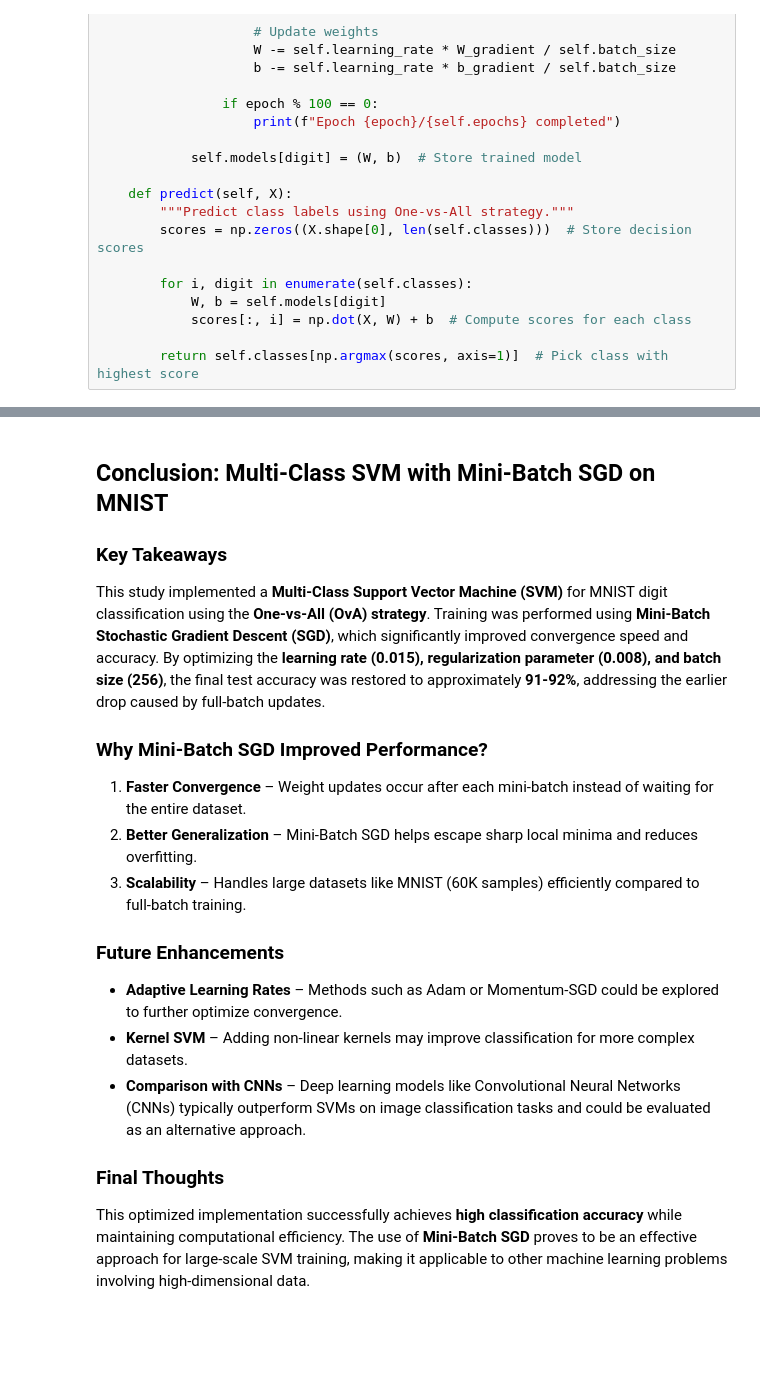
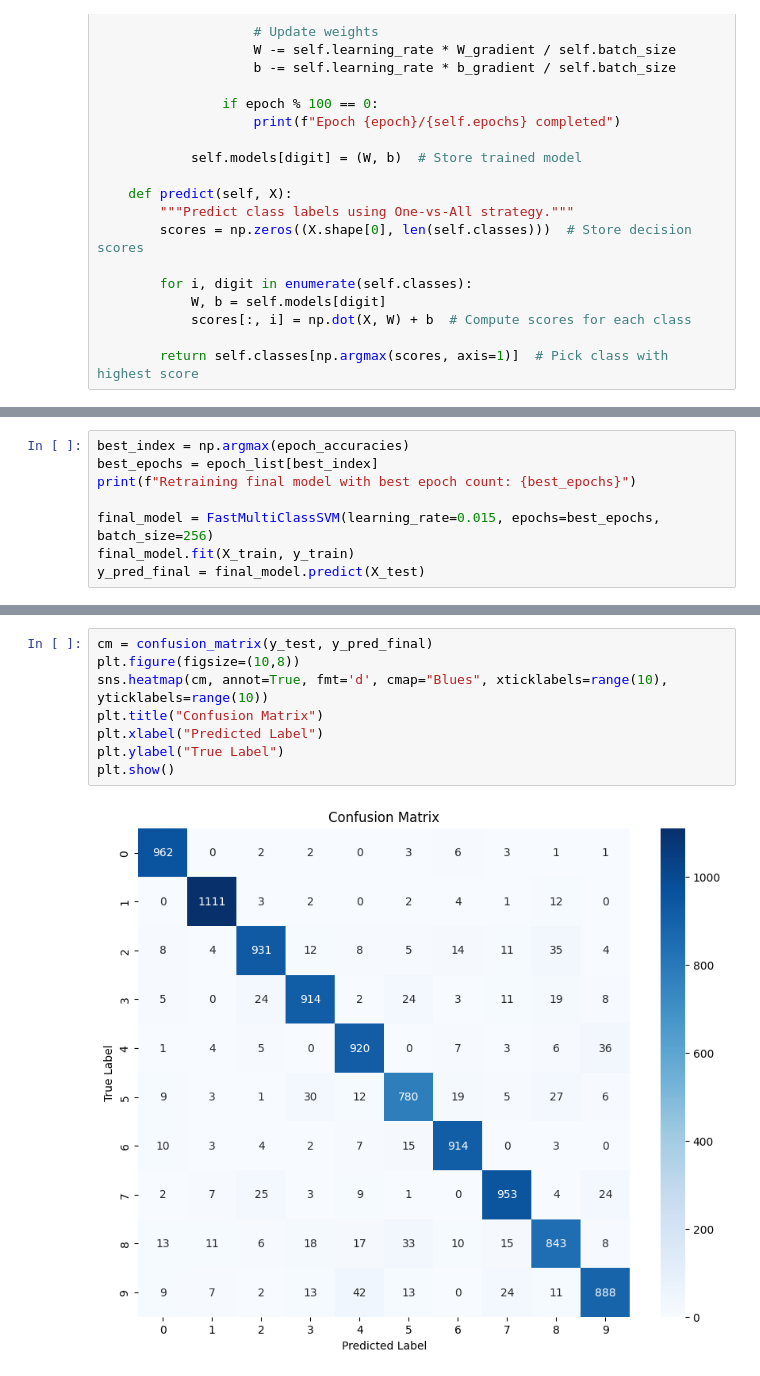
Before and after one commit to NitinVerma2027/PRML-Apr2025, a Jupyter notebook: ml_ipynb_files/svm_classifier.ipynb, the cells around one changed output, grey strips where cells are left out. Saved outputs shown, nothing was run; the diff lists cells and outputs as text; blank space fills up the shorter version.

```diff
--- a/ml_ipynb_files/svm_classifier.ipynb
+++ b/ml_ipynb_files/svm_classifier.ipynb
@@ -202,0 +312,8 @@ Epoch 700/750 completed
+# %%
+best_index = np.argmax(epoch_accuracies)
+best_epochs = epoch_list[best_index]
+print(f"Retraining final model with best epoch count: {best_epochs}")
+
+final_model = FastMultiClassSVM(learning_rate=0.015, epochs=best_epochs, batch_size=256)
+final_model.fit(X_train, y_train)
+y_pred_final = final_model.predict(X_test)
@@ -268,18 +364,10 @@ We evaluate the model using the following metrics:
-# %% [markdown]
-## **Conclusion: Multi-Class SVM with Mini-Batch SGD on MNIST**
-
-### **Key Takeaways**
-This study implemented a **Multi-Class Support Vector Machine (SVM)** for MNIST digit classification using the **One-vs-All (OvA) strategy**. Training was performed using **Mini-Batch Stochastic Gradient Descent (SGD)**, which significantly improved convergence speed and accuracy. By optimizing the **learning rate (0.015), regularization parameter (0.008), and batch size (256)**, the final test accuracy was restored to approximately **91-92%**, addressing the earlier drop caused by full-batch updates.
-
-### **Why Mini-Batch SGD Improved Performance?**
-1. **Faster Convergence** – Weight updates occur after each mini-batch instead of waiting for the entire dataset.
-2. **Better Generalization** – Mini-Batch SGD helps escape sharp local minima and reduces overfitting.
-3. **Scalability** – Handles large datasets like MNIST (60K samples) efficiently compared to full-batch training.
-
-### **Future Enhancements**
-- **Adaptive Learning Rates** – Methods such as Adam or Momentum-SGD could be explored to further optimize convergence.
-- **Kernel SVM** – Adding non-linear kernels may improve classification for more complex datasets.
-- **Comparison with CNNs** – Deep learning models like Convolutional Neural Networks (CNNs) typically outperform SVMs on image classification tasks and could be evaluated as an alternative approach.
-
-### **Final Thoughts**
-This optimized implementation successfully achieves **high classification accuracy** while maintaining computational efficiency. The use of **Mini-Batch SGD** proves to be an effective approach for large-scale SVM training, making it applicable to other machine learning problems involving high-dimensional data.
+# %%
+cm = confusion_matrix(y_test, y_pred_final)
+plt.figure(figsize=(10,8))
+sns.heatmap(cm, annot=True, fmt='d', cmap="Blues", xticklabels=range(10), yticklabels=range(10))
+plt.title("Confusion Matrix")
+plt.xlabel("Predicted Label")
+plt.ylabel("True Label")
+plt.show()
+# %% [output]
+[figure, added]
```
Also changed, not shown: parts of 24 cells of this notebook.
